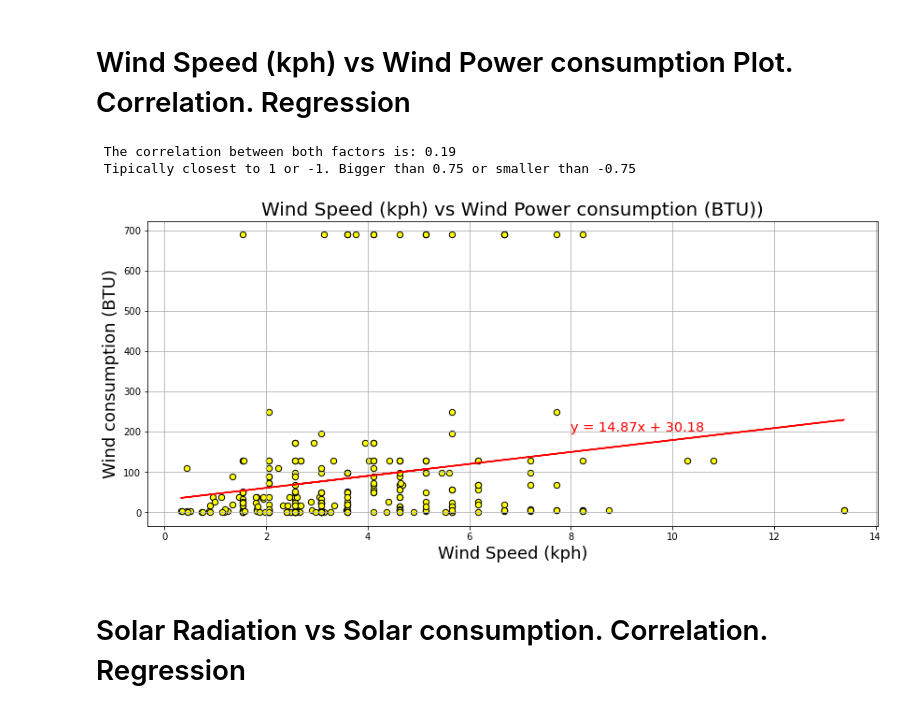
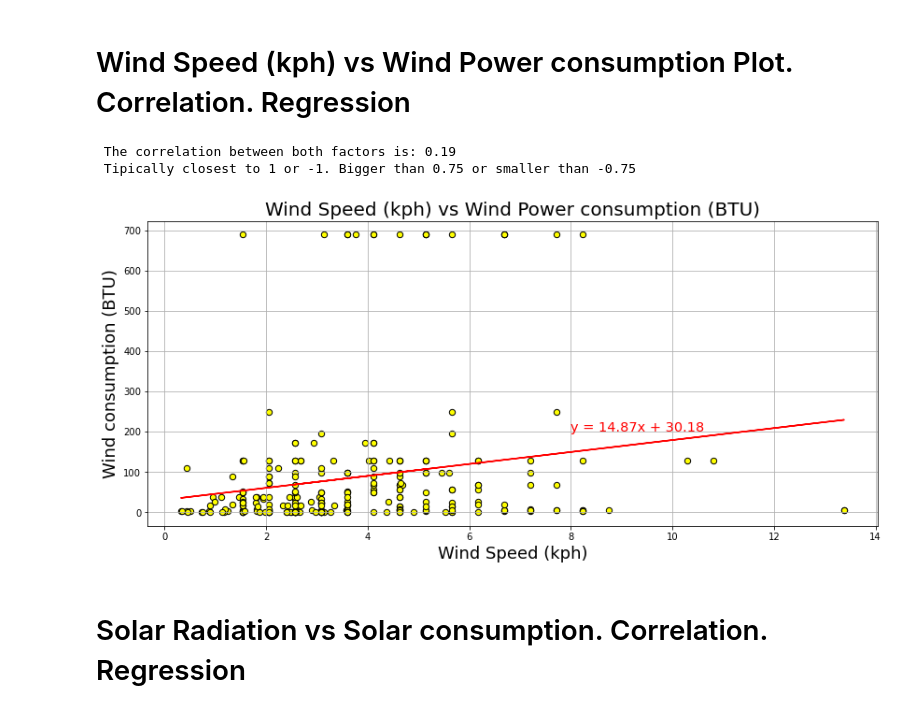
Before and after one commit to domaica/group4_project1, a Jupyter notebook: group4_project1_solution/2_ANALYSIS_solar_wind_hydro.ipynb, the cells around one changed output. Drawn from its saved outputs; the diff is of its cells as text; code cells hidden in the pictures.

```diff
--- a/group4_project1_solution/2_ANALYSIS_solar_wind_hydro.ipynb
+++ b/group4_project1_solution/2_ANALYSIS_solar_wind_hydro.ipynb
@@ -44,6 +44,7 @@ path = "data/final_data_df.csv"
 
 # Read the mouse data and the study results
 working_weather_data_df = pd.read_csv(path, index_col=0)
+working_weather_data_df = working_weather_data_df.dropna()
 working_weather_data_df
 # %% [output]
 |  | Lat | Lng | Local Wind (kph) | Altitude (m) | state_id | State | timezone | Sun Radiation (h) | ... |
@@ -392,36 +401,36 @@ plt.scatter(wind_speed, wind_cons,
             marker="o",
             s=40,                            # bigger size of markers
             color="yellow",
             edgecolors='black')              # to get better contrast, I outline dots in black
 
 
 # plot linear regression with variables
 plt.plot(wind_speed,regress_values,"r-")
 
 # Show formula for linear regression
 plt.annotate(line_eq,(8,200),              # position of line formula within x, y values in graph
              fontsize=14.5,
              color="red")
 
 
 # Titles of whole plot, x and y axis labels
-plt.title("Wind Speed (kph) vs Wind Power consumption (BTU))", fontsize=20)
+plt.title("Wind Speed (kph) vs Wind Power consumption (BTU)", fontsize=20)
 plt.ylabel("Wind consumption (BTU)", fontsize=18)
 plt.xlabel("Wind Speed (kph)", fontsize=18)
 plt.grid(True)                 # Adding grid for reference
 
 # Save the figure
 plt.savefig("figures/wind_vs_eolic.png")
 
 print(f" The correlation between both factors is: {round(correlation[0],2)}")
-print(" Tipically closest to 1 or -1. Bigger than 0.75 or smaller than -0.75")
+print(" Typically closest to 1 or -1. Bigger than 0.75 or smaller than -0.75")
 
 # Show plot
 plt.show()
 # %% [output]
  The correlation between both factors is: 0.19
  Tipically closest to 1 or -1. Bigger than 0.75 or smaller than -0.75
-[figure, old version]
+[figure, new version]
 # %% [markdown]
 #  Solar Radiation vs Solar consumption. Correlation. Regression
 # %%
```
Also changed, not shown: parts of 21 cells of this notebook, 20 other files.
